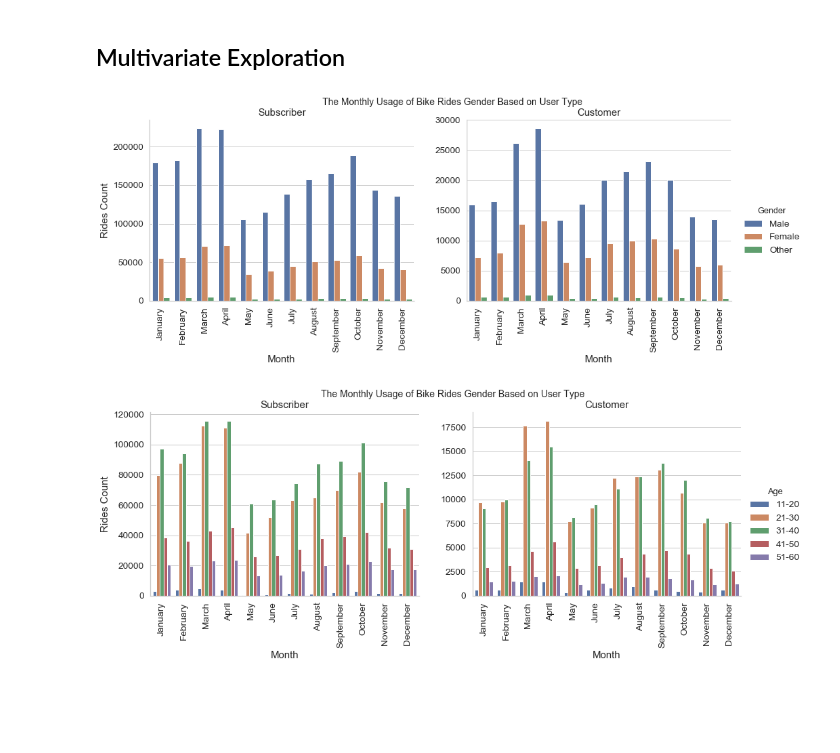
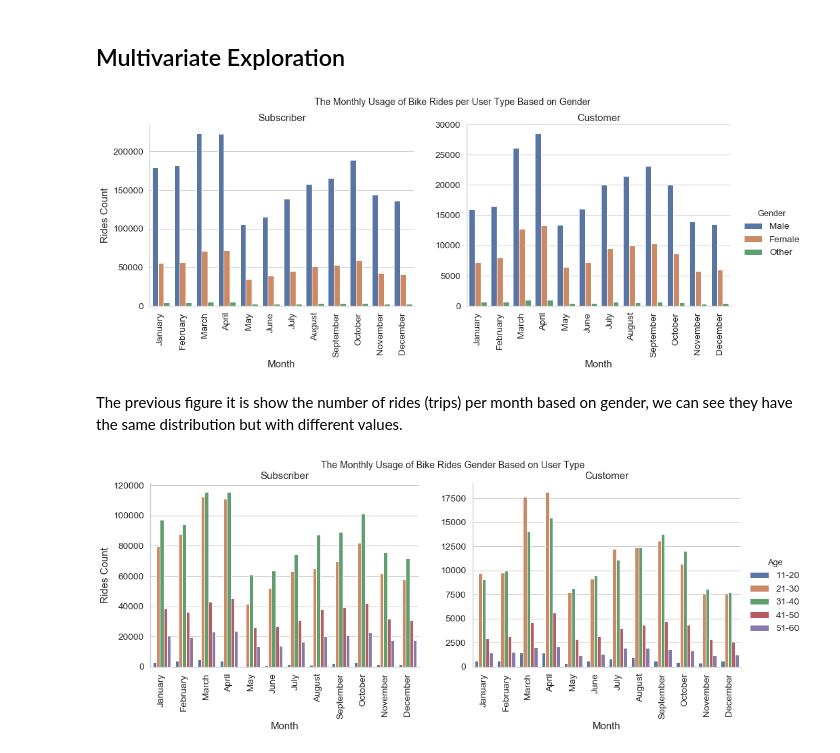
Before and after one commit to Alyahya-A/communicate-data-findings, a Jupyter notebook: communicate-data-findings-exploration.ipynb, the cells around one changed output. Cells and saved outputs as stored; diff of their text form; code cells hidden in the pictures; blank space fills up the shorter version.

```diff
--- a/communicate-data-findings-exploration.ipynb
+++ b/communicate-data-findings-exploration.ipynb
@@ -849,13 +849,15 @@ The previous figure it is show the mean distance (km) for each user type.
 # %%
 lm = sns.catplot(data=df, x='start_time_month', col="user_type", hue='member_gender', kind='count', aspect=20/15,
                  sharey=False)
 
 lm.set_axis_labels('Month', 'Rides Count')
 lm.set_xticklabels(rotation=90)
 lm._legend.set_title('Gender')
 lm.set_titles('{col_name}')
-lm.fig.suptitle('The Monthly Usage of Bike Rides Gender Based on User Type', y=1.00, fontsize=14);
+lm.fig.suptitle('The Monthly Usage of Bike Rides per User Type Based on Gender', fontsize=14, y=1.02);
 # %% [output]
-[figure, old version]
+[figure, new version]
+# %% [markdown]
+The previous figure it is show the number of rides (trips) per month based on gender, we can see they have the same distribution but with different values.
 # %%
 lm = sns.catplot(data=df, x='start_time_month', col="user_type", hue='age_category', kind='count', aspect=20/15,
```
Also changed, not shown: parts of 12 cells of this notebook.
